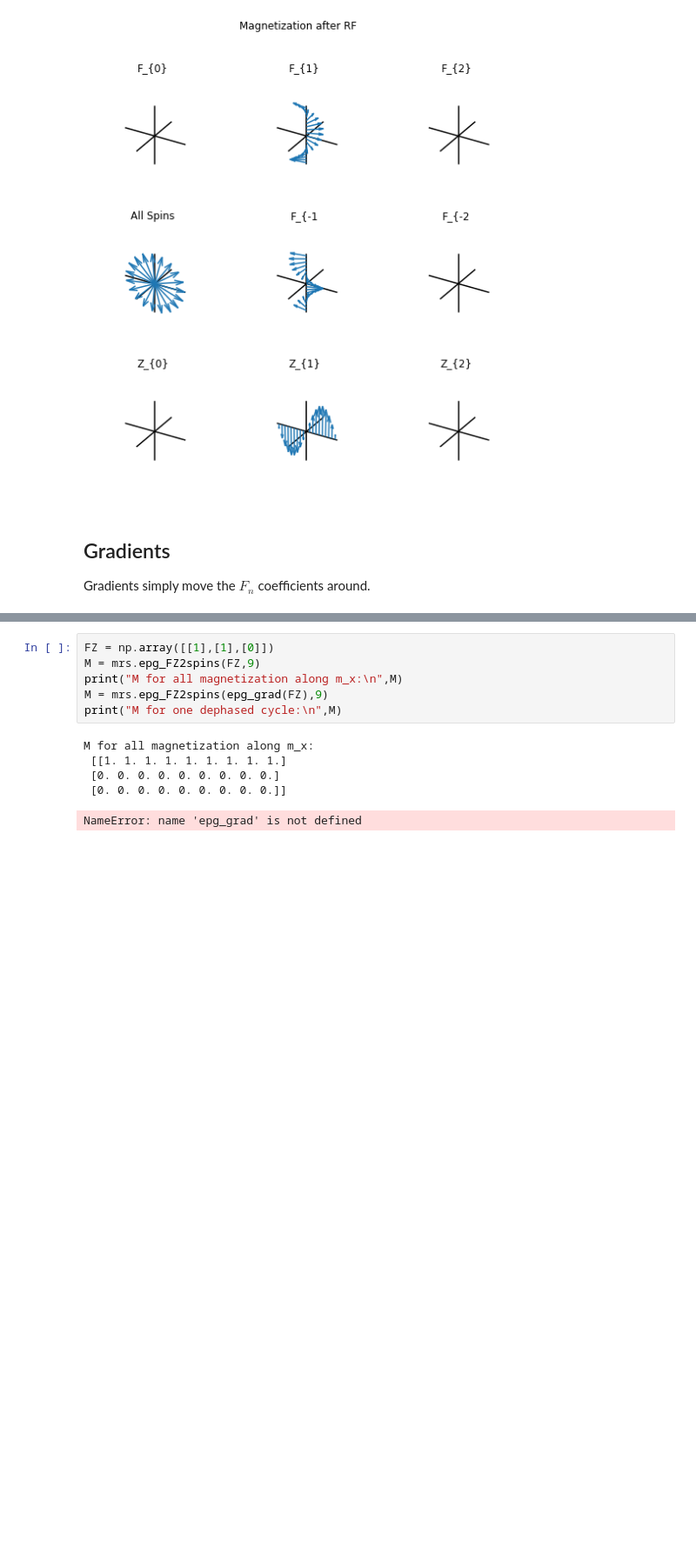
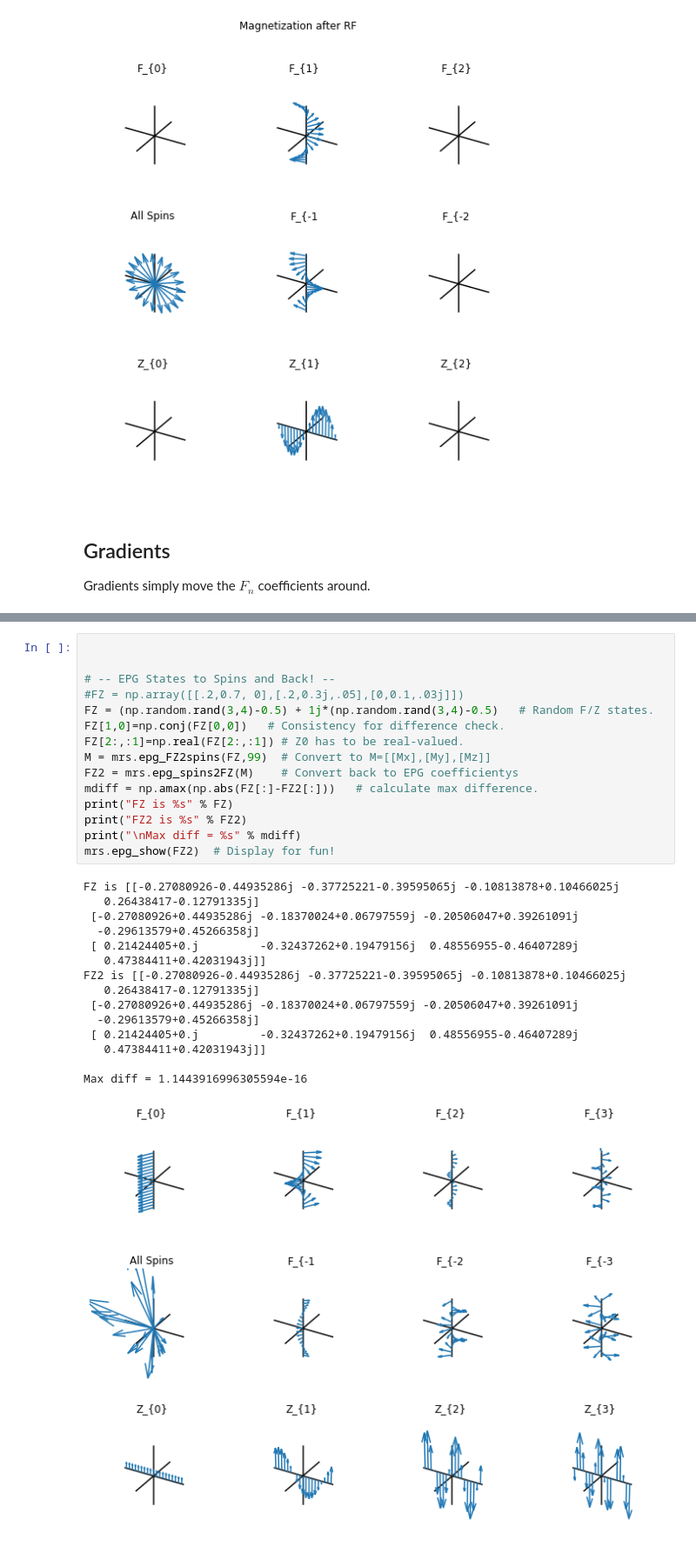
Before and after one commit to mribri999/MRSignalsSeqs, a Jupyter notebook: Python/Rad 229 - Extended Phase Graphs (EPGs) Tutorial.ipynb, the cells around one changed output, grey strips where cells are left out. Shown: that part at 87% size. Cells and saved outputs as stored; diff of their text form; blank space fills up the shorter version.

Commit message:
epg_spins2FZ has been tested somewhat now.

```diff
--- a/Python/Rad 229 - Extended Phase Graphs (EPGs) Tutorial.ipynb
+++ b/Python/Rad 229 - Extended Phase Graphs (EPGs) Tutorial.ipynb
@@ -117,12 +117,31 @@ We can easily convert between the EPG representation and to $M = [m_x m_y m_z]^T
-# %%
-FZ = np.array([[1],[1],[0]])
-M = mrs.epg_FZ2spins(FZ,9)
-print("M for all magnetization along m_x:\n",M)
-M = mrs.epg_FZ2spins(epg_grad(FZ),9)
-print("M for one dephased cycle:\n",M)
-# %% [output]
-M for all magnetization along m_x:
- [[1. 1. 1. 1. 1. 1. 1. 1. 1.]
- [0. 0. 0. 0. 0. 0. 0. 0. 0.]
- [0. 0. 0. 0. 0. 0. 0. 0. 0.]]
-NameError: name 'epg_grad' is not defined
+# %%
+
+
+# -- EPG States to Spins and Back! --
+#FZ = np.array([[.2,0.7, 0],[.2,0.3j,.05],[0,0.1,.03j]])
+FZ = (np.random.rand(3,4)-0.5) + 1j*(np.random.rand(3,4)-0.5)   # Random F/Z states.
+FZ[1,0]=np.conj(FZ[0,0])   # Consistency for difference check.
+FZ[2:,:1]=np.real(FZ[2:,:1]) # Z0 has to be real-valued.
+M = mrs.epg_FZ2spins(FZ,99)  # Convert to M=[[Mx],[My],[Mz]]
+FZ2 = mrs.epg_spins2FZ(M)    # Convert back to EPG coefficientys
+mdiff = np.amax(np.abs(FZ[:]-FZ2[:]))   # calculate max difference.
+print("FZ is %s" % FZ)
+print("FZ2 is %s" % FZ2)
+print("\nMax diff = %s" % mdiff)
+mrs.epg_show(FZ2)  # Display for fun!
+# %% [output]
+FZ is [[-0.27080926-0.44935286j -0.37725221-0.39595065j -0.10813878+0.10466025j
+   0.26438417-0.12791335j]
+ [-0.27080926+0.44935286j -0.18370024+0.06797559j -0.20506047+0.39261091j
+  -0.29613579+0.45266358j]
+ [ 0.21424405+0.j         -0.32437262+0.19479156j  0.48556955-0.46407289j
+   0.47384411+0.42031943j]]
+FZ2 is [[-0.27080926-0.44935286j -0.37725221-0.39595065j -0.10813878+0.10466025j
+   0.26438417-0.12791335j]
+ [-0.27080926+0.44935286j -0.18370024+0.06797559j -0.20506047+0.39261091j
+  -0.29613579+0.45266358j]
+ [ 0.21424405+0.j         -0.32437262+0.19479156j  0.48556955-0.46407289j
+   0.47384411+0.42031943j]]
+
+Max diff = 1.1443916996305594e-16
+[figure, added]
```
Also changed, not shown: parts of 4 cells of this notebook, 1 other file.
